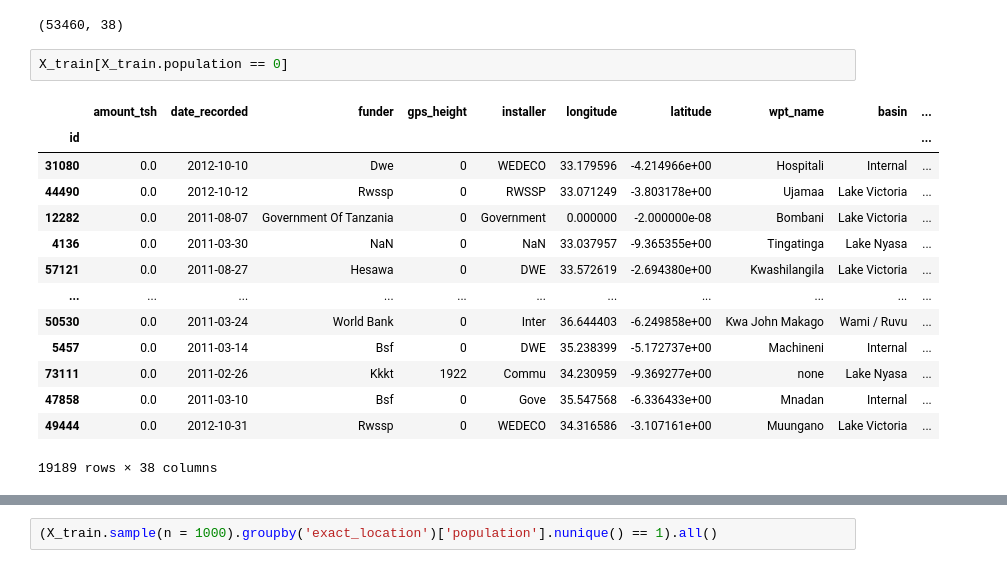
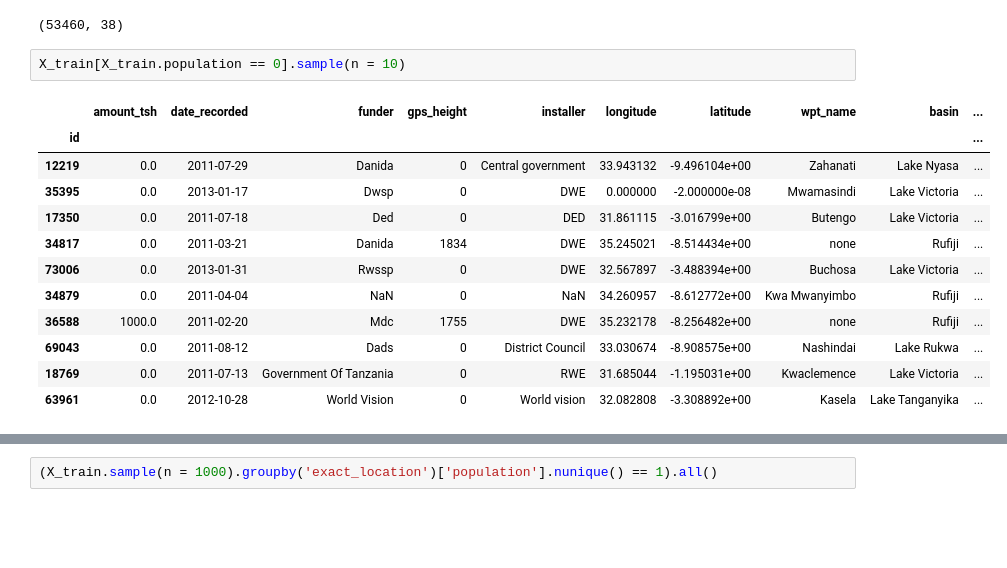
Before and after one commit to KCristopher/drivendata_competitions, a Jupyter notebook: data_mining_water_table/pump_water.ipynb, the cells around one changed output, grey strips where cells are left out. Drawn from its saved outputs; the diff is of its cells as text; blank space fills up the shorter version.

```diff
--- a/data_mining_water_table/pump_water.ipynb
+++ b/data_mining_water_table/pump_water.ipynb
@@ -431,21 +418,19 @@ X_train.shape
 # %% [output]
 (53460, 38)
 # %%
-X_train[X_train.population == 0]
+X_train[X_train.population == 0].sample(n = 10)
 # %% [output]
 |  | amount_tsh | date_recorded | funder | gps_height | installer | longitude | latitude | wpt_name | basin | ... |
 | id |  |  |  |  |  |  |  |  |  | ... |
-| 31080 | 0.0 | 2012-10-10 | Dwe | 0 | WEDECO | 33.179596 | -4.214966e+00 | Hospitali | Internal | ... |
-| 44490 | 0.0 | 2012-10-12 | Rwssp | 0 | RWSSP | 33.071249 | -3.803178e+00 | Ujamaa | Lake Victoria | ... |
-| 12282 | 0.0 | 2011-08-07 | Government Of Tanzania | 0 | Government | 0.000000 | -2.000000e-08 | Bombani | Lake Victoria | ... |
-| 4136 | 0.0 | 2011-03-30 | NaN | 0 | NaN | 33.037957 | -9.365355e+00 | Tingatinga | Lake Nyasa | ... |
-| 57121 | 0.0 | 2011-08-27 | Hesawa | 0 | DWE | 33.572619 | -2.694380e+00 | Kwashilangila | Lake Victoria | ... |
-| ... | ... | ... | ... | ... | ... | ... | ... | ... | ... | ... |
-| 50530 | 0.0 | 2011-03-24 | World Bank | 0 | Inter | 36.644403 | -6.249858e+00 | Kwa John Makago | Wami / Ruvu | ... |
-| 5457 | 0.0 | 2011-03-14 | Bsf | 0 | DWE | 35.238399 | -5.172737e+00 | Machineni | Internal | ... |
-| 73111 | 0.0 | 2011-02-26 | Kkkt | 1922 | Commu | 34.230959 | -9.369277e+00 | none | Lake Nyasa | ... |
-| 47858 | 0.0 | 2011-03-10 | Bsf | 0 | Gove | 35.547568 | -6.336433e+00 | Mnadan | Internal | ... |
-| 49444 | 0.0 | 2012-10-31 | Rwssp | 0 | WEDECO | 34.316586 | -3.107161e+00 | Muungano | Lake Victoria | ... |
+| 12219 | 0.0 | 2011-07-29 | Danida | 0 | Central government | 33.943132 | -9.496104e+00 | Zahanati | Lake Nyasa | ... |
+| 35395 | 0.0 | 2013-01-17 | Dwsp | 0 | DWE | 0.000000 | -2.000000e-08 | Mwamasindi | Lake Victoria | ... |
+| 17350 | 0.0 | 2011-07-18 | Ded | 0 | DED | 31.861115 | -3.016799e+00 | Butengo | Lake Victoria | ... |
+| 34817 | 0.0 | 2011-03-21 | Danida | 1834 | DWE | 35.245021 | -8.514434e+00 | none | Rufiji | ... |
+| 73006 | 0.0 | 2013-01-31 | Rwssp | 0 | DWE | 32.567897 | -3.488394e+00 | Buchosa | Lake Victoria | ... |
+| 34879 | 0.0 | 2011-04-04 | NaN | 0 | NaN | 34.260957 | -8.612772e+00 | Kwa Mwanyimbo | Rufiji | ... |
+| 36588 | 1000.0 | 2011-02-20 | Mdc | 1755 | DWE | 35.232178 | -8.256482e+00 | none | Rufiji | ... |
+| 69043 | 0.0 | 2011-08-12 | Dads | 0 | District Council | 33.030674 | -8.908575e+00 | Nashindai | Lake Rukwa | ... |
+| 18769 | 0.0 | 2011-07-13 | Government Of Tanzania | 0 | RWE | 31.685044 | -1.195031e+00 | Kwaclemence | Lake Victoria | ... |
+| 63961 | 0.0 | 2012-10-28 | World Vision | 0 | World vision | 32.082808 | -3.308892e+00 | Kasela | Lake Tanganyika | ... |
-19189 rows × 38 columns
 # %%
 X_train.loc[ : , 'exact_location'] = [(long, lat) for long, lat in zip(X_train.longitude, X_train.latitude)]
```
Also changed, not shown: parts of 12 cells of this notebook.
